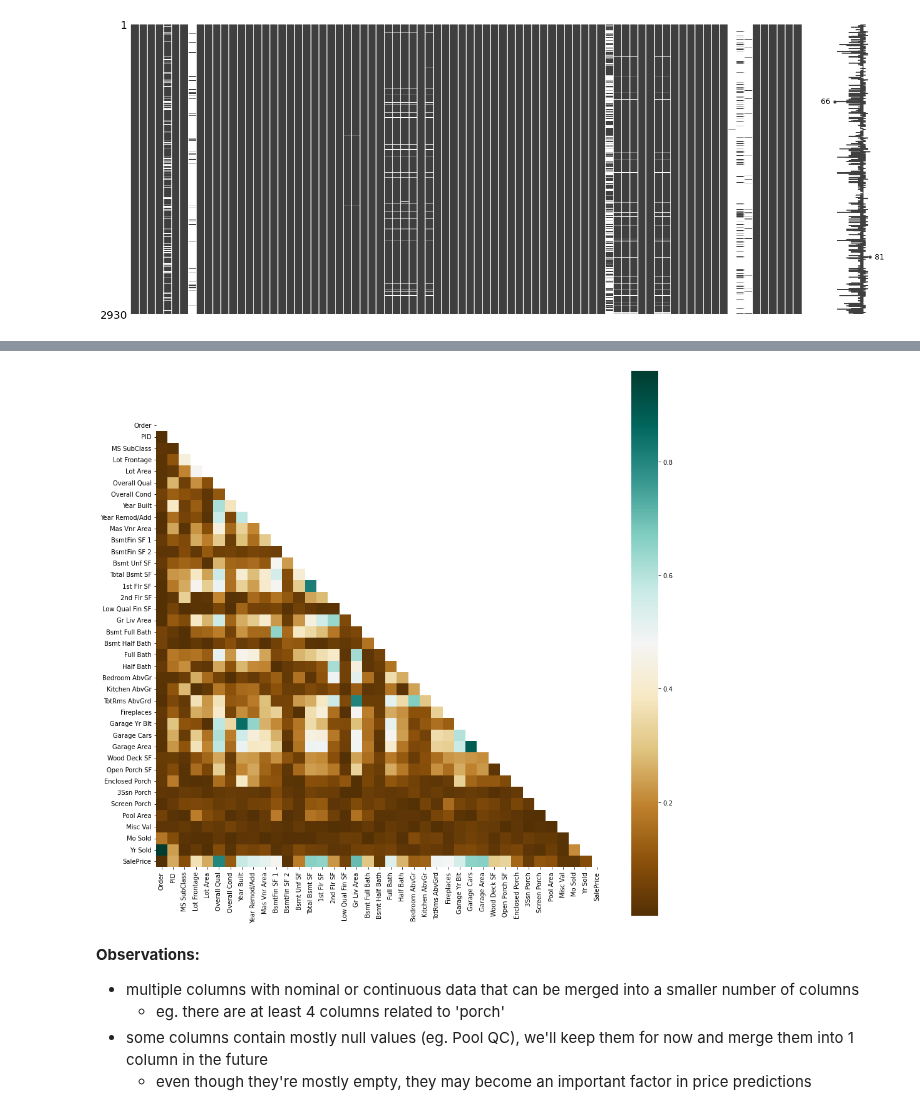
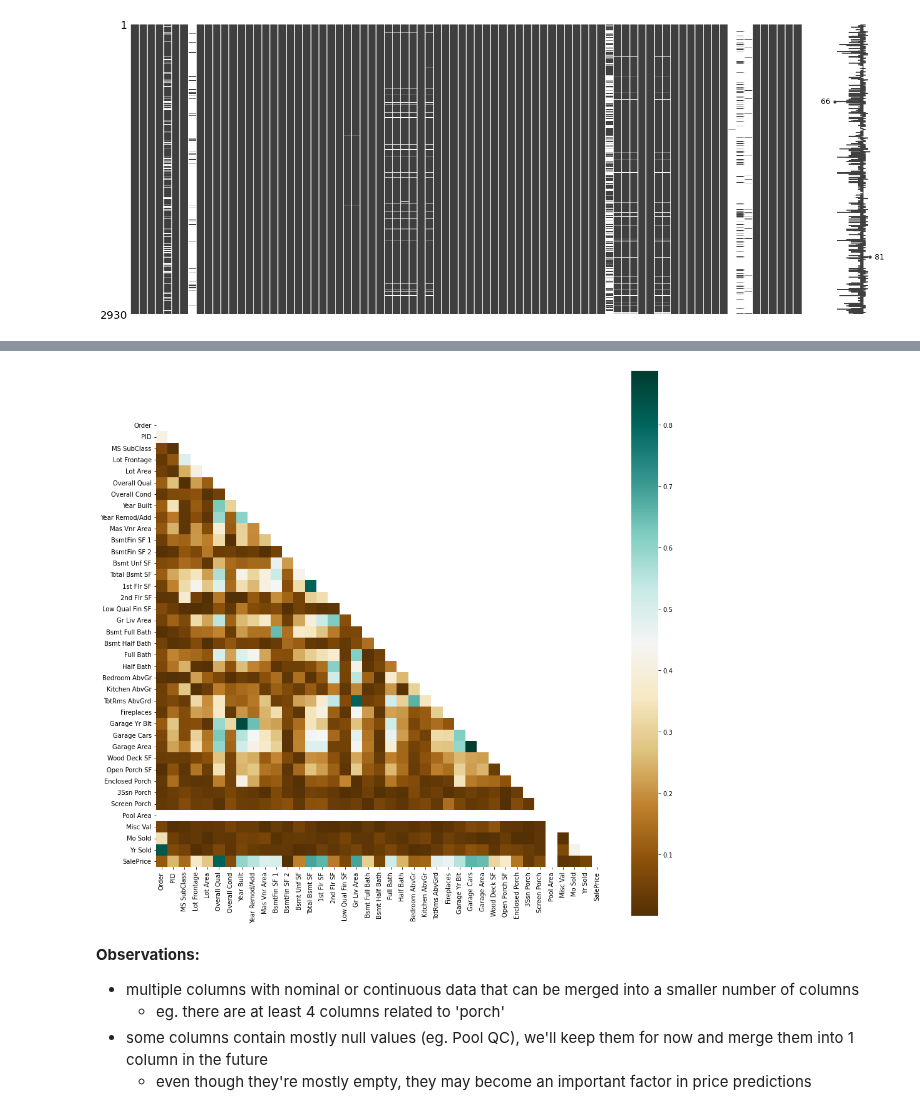
Before and after one commit to grumpyclimber/portfolio, a Jupyter notebook: ML_house_prices/houses_1-final.ipynb, the cells around one changed output, grey strips where cells are left out. Cells and saved outputs as stored; diff of their text form; code cells hidden in the pictures.

```diff
--- a/ML_house_prices/houses_1-final.ipynb
+++ b/ML_house_prices/houses_1-final.ipynb
@@ -63,11 +62,11 @@ dtype: int64
 # %%
 # lets generate a correlation heatmap:
-mask = np.triu(np.ones_like(df.corr(), dtype=bool))
+mask = np.triu(np.ones_like(train.corr(), dtype=bool))
 fig, ax = plt.subplots(figsize=(16,16))
-sns.heatmap(abs(df.corr()), square=True, cmap='BrBG', mask=mask)
+sns.heatmap(abs(train.corr()), square=True, cmap='BrBG', mask=mask)
 plt.show()
 # %% [output]
-[figure, old version]
+[figure, new version]
 # %% [markdown]
 **Observations:**
 * multiple columns with nominal or continuous data that can be merged into a smaller number of columns
```
Also changed, not shown: parts of 25 cells of this notebook.
